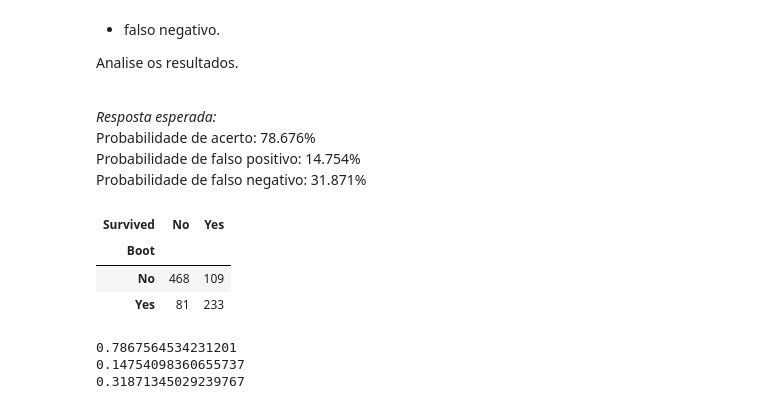
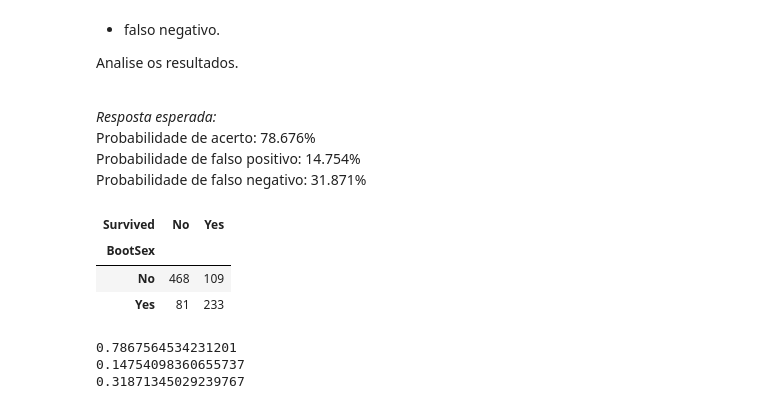
Before and after one commit to Phvr06/cdados, a Jupyter notebook: Aula04_Atividade_Titanic_ClassificadorBayes.ipynb, the cells around one changed output. Saved outputs shown, nothing was run; the diff lists cells and outputs as text; code cells hidden in the pictures.

```diff
--- a/Aula04_Atividade_Titanic_ClassificadorBayes.ipynb
+++ b/Aula04_Atividade_Titanic_ClassificadorBayes.ipynb
@@ -467,7 +467,7 @@ $$\begin{array}{lll}
 No *dataframe* `dados`, **faça** a classificação de cada passageiro de acordo com as restrições acima e **aguarde-a** em uma nova coluna chamada `Boot`.
 # %%
 # COLOQUE SEU CODIGO AQUI
-dados['Boot'] = np.where(dados.Sex == 'female', 'Yes', 'No')
+dados['BootSex'] = np.where(dados.Sex == 'female', 'Yes', 'No')
 # %%
 dados
 # %% [output]
@@ -513,10 +513,10 @@ Probabilidade de falso positivo: 14.754% <br>
 Probabilidade de falso negativo: 31.871%
 # %%
 # COLOQUE SEU CODIGO AQUI
-pd.crosstab(dados.Boot, dados.Survived)
+pd.crosstab(dados.BootSex, dados.Survived)
 # %% [output]
 | Survived | No | Yes |
-| Boot |  |  |
+| BootSex |  |  |
 | No | 468 | 109 |
 | Yes | 81 | 233 |
 # %%
```
Also changed, not shown: parts of 16 cells of this notebook, 4 other files.
